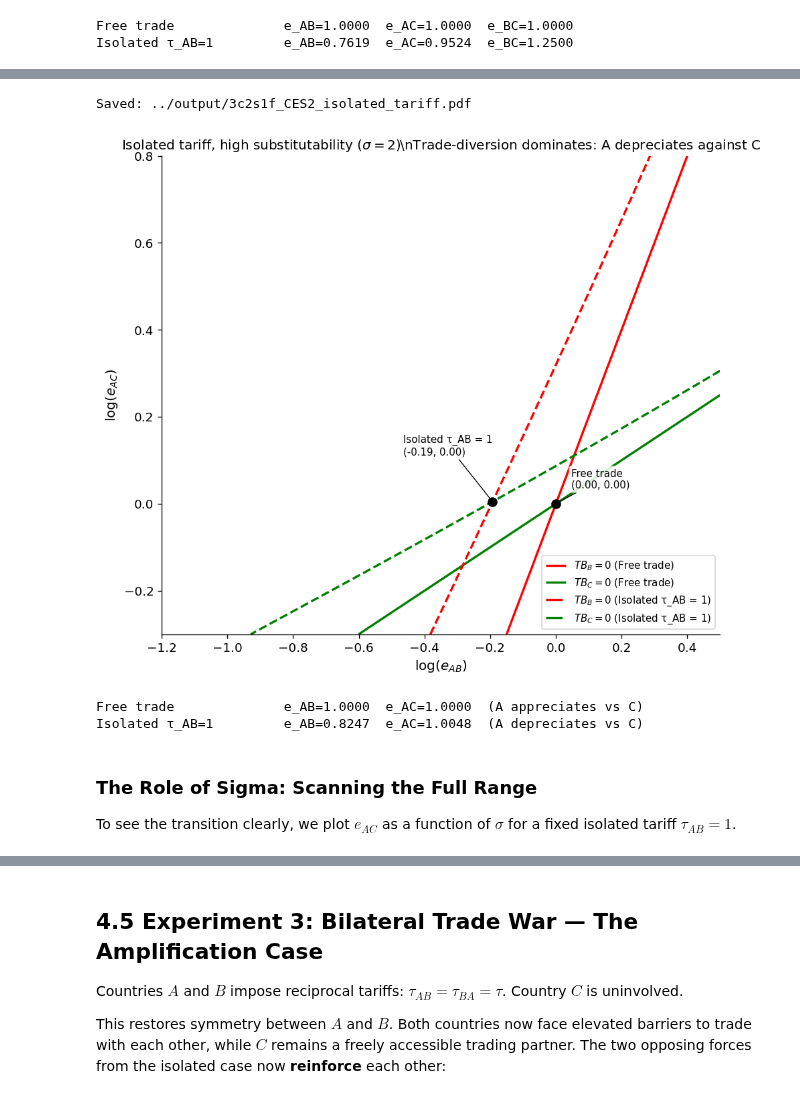
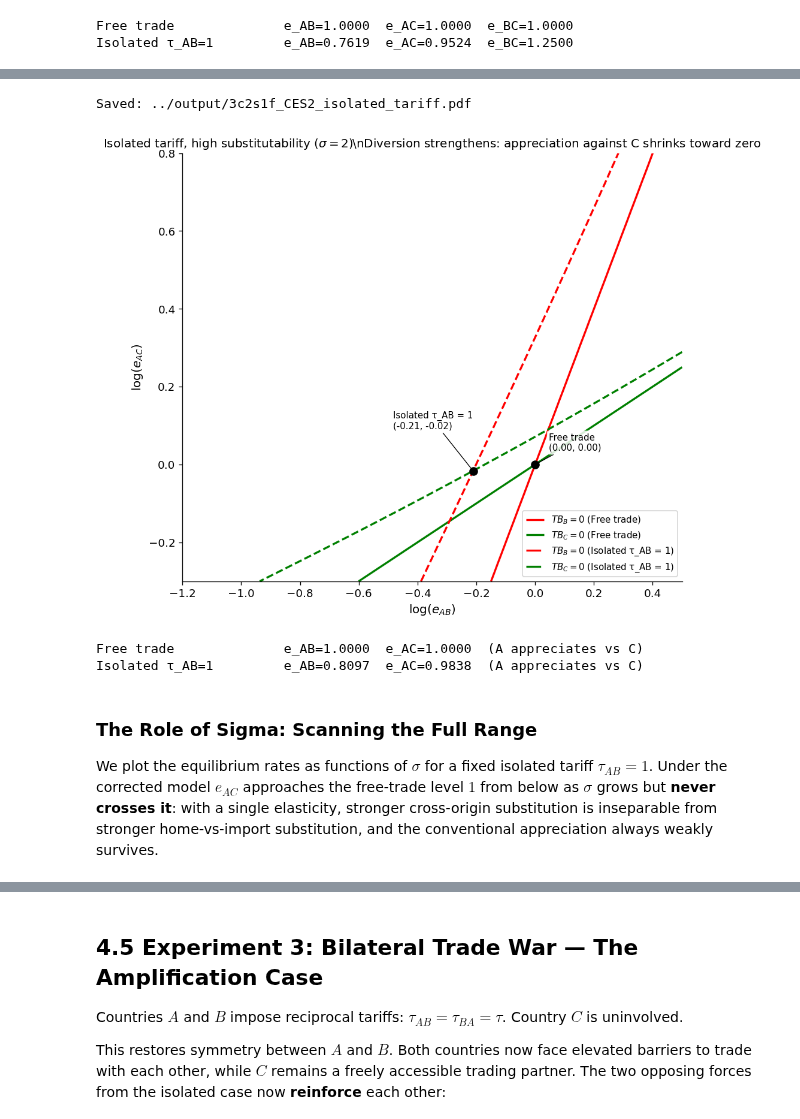
Before and after one commit to jasonzhixinglu/tariff-exchange-rates, a Jupyter notebook: notebooks/section3_three_country_model.ipynb, the cells around one changed output, grey strips where cells are left out. Cells and saved outputs as stored; diff of their text form; code cells hidden in the pictures.

```diff
--- a/notebooks/section3_three_country_model.ipynb
+++ b/notebooks/section3_three_country_model.ipynb
@@ -183,39 +181,40 @@ Isolated τ_AB=1         e_AB=0.6722  e_AC=0.8617  (A appreciates vs C)
 # %%
-# High sigma = 2: diversion dominates, A depreciates against C
+# High sigma = 2: diversion strengthens and the appreciation against C
+# shrinks toward zero -- but never reverses (impossibility result)
 params_ces2 = make_params_3country(
     alpha_T_A=0.25, alpha_T_B=0.25, alpha_T_C=0.25, alpha_N=0.25,
     sigma=2.0,
 )
 
 plot_equilibria(
     params_ces2,
     tariff_scenarios={
         "Free trade":         free_trade(),
         "Isolated τ_AB = 1": isolated_tariff(1.0),
     },
     tb_pair=("B", "C"),
     coord1=("A", "B"), coord2=("A", "C"),
     log_eAB_range=(-1.2, 0.5),
     log_eAC_range=(-0.3, 0.8),
     title=r"Isolated tariff, high substitutability ($\sigma = 2$)\n"
-          "Trade-diversion dominates: A depreciates against C",
+          "Diversion strengthens: appreciation against C shrinks toward zero",
     pdf_name="../output/3c2s1f_CES2_isolated_tariff.pdf",
 )
 
 for label, T in [("Free trade", free_trade()), ("Isolated τ_AB=1", isolated_tariff(1.0))]:
     eq = solve_3country(params_ces2, T)
     pct = 100*(eq['e_AC'] - 1.0)
     direction = "(A depreciates vs C)" if pct > 0 else "(A appreciates vs C)"
     print(f"{label:22s}  e_AB={eq['e_AB']:.4f}  e_AC={eq['e_AC']:.4f}  {direction}")
 # %% [output]
 Saved: ../output/3c2s1f_CES2_isolated_tariff.pdf
-[figure, old version]
+[figure, new version]
 Free trade              e_AB=1.0000  e_AC=1.0000  (A appreciates vs C)
-Isolated τ_AB=1         e_AB=0.8247  e_AC=1.0048  (A depreciates vs C)
+Isolated τ_AB=1         e_AB=0.8097  e_AC=0.9838  (A appreciates vs C)
-# %% [markdown]
-### The Role of Sigma: Scanning the Full Range
-
-To see the transition clearly, we plot $e_{AC}$ as a function of $\sigma$ for a fixed isolated tariff $\tau_{AB} = 1$.
+# %% [markdown]
+### The Role of Sigma: Scanning the Full Range
+
+We plot the equilibrium rates as functions of $\sigma$ for a fixed isolated tariff $\tau_{AB} = 1$. Under the corrected model $e_{AC}$ approaches the free-trade level $1$ from below as $\sigma$ grows but **never crosses it**: with a single elasticity, stronger cross-origin substitution is inseparable from stronger home-vs-import substitution, and the conventional appreciation always weakly survives.
 # %%
 sigmas = np.linspace(0.2, 4.0, 40)
 e_AC_vals = []
```
Also changed, not shown: parts of 9 cells of this notebook, 8 other files.
